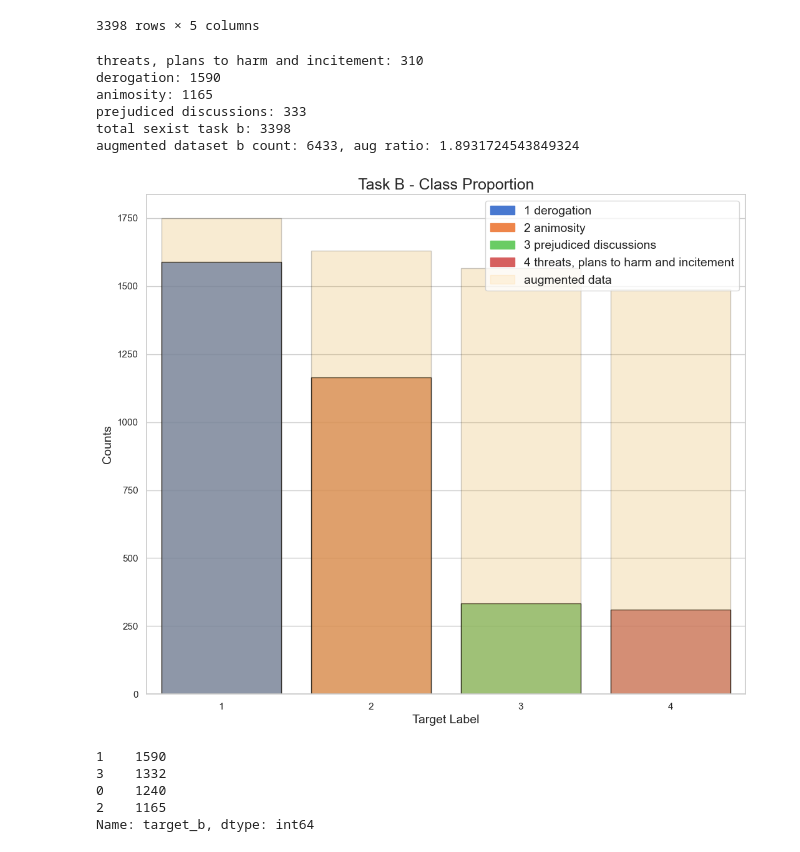
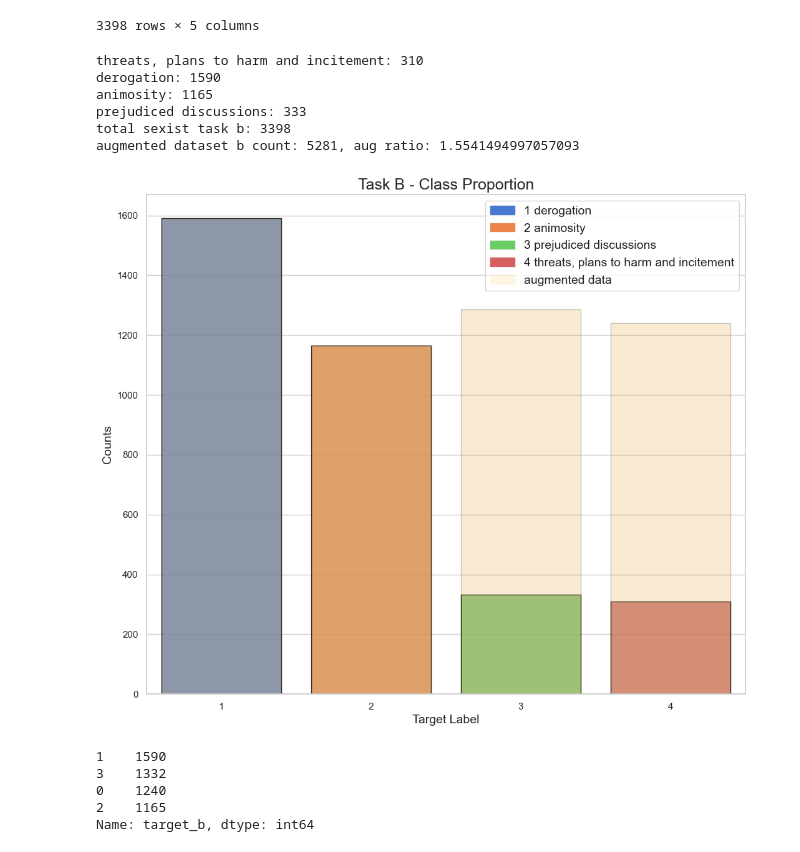
Before and after one commit to AxelBogos/SemEval-Edos, a Jupyter notebook: notebooks/5_ab_final-report-plots-data-aug.ipynb, the cells around one changed output. Drawn from its saved outputs; the diff is of its cells as text; code cells hidden in the pictures.

```diff
--- a/notebooks/5_ab_final-report-plots-data-aug.ipynb
+++ b/notebooks/5_ab_final-report-plots-data-aug.ipynb
@@ -121,17 +121,18 @@ print(f"prejudiced discussions: {len(b4)}")
 print(f"total sexist task b: {len(pd.concat([b1, b2, b3, b4]))}")
 
 aug_task_b = pd.concat([train_task_b,
-                        b1_aug_insertion.sample(int(len(b1)*0.8)), # backtranslate
-                        b2_aug_insertion.sample(int(len(b2)*0.1)), # backtranslate
-                        b3_aug_insertion.sample(int(len(b3)*0.4)), # backtranslate
-                        b4_aug_insertion.sample(int(len(b4)*0.7)), # backtranslate
-                        b1_aug_insertion, b1_aug_syn,
+                        b1_aug_insertion,
+                        b1_aug_syn.sample(int(len(b1)*1)),
                         b1_aug_swap.sample(int(len(b1)*1)),
+
                         b2_aug_insertion.sample(int(len(b2)*0)),
                         b2_aug_syn.sample(int(len(b2)*0)),
+
                         b3_aug_insertion.sample(int(len(b3)*0)),
                         b3_aug_syn.sample(int(len(b3)*0)),
-                        b4_aug_syn, b4_aug_insertion,
+
+                        b4_aug_syn.sample(int(len(b1)*1)),
+                        b4_aug_insertion.sample(int(len(b1)*1)),
                         b4_aug_swap.sample(int(len(b4)*1))])
 
 print(f"augmented dataset b count: {len(aug_task_b)}, aug ratio: {len(aug_task_b)/len(train_task_b)}")
@@ -158,35 +159,35 @@ counts1 = counts1.reindex([1,2,3,0])
 # Create a bar plot using Seaborn
 palette = sns.color_palette("muted")
 sns.barplot(x=counts.index, y=counts.values, order=counts.index, palette=palette,
             edgecolor="black", alpha=0.8)
 
 sns.barplot(x=counts1.index, y=counts1.values, order=counts1.index, color='orange',
             edgecolor="black", alpha=0.2)
 
 labels = ['1 derogation', '2 animosity', '3 prejudiced discussions', '4 threats, plans to harm and incitement']
 labels_axis = ['1', '2', '3', '4']
 plt.xticks([0, 1, 2, 3], labels_axis)
 
 # Create proxy artists for the legend
 proxy_artists = []
 for i, (label, color) in enumerate(zip(labels, palette)):
     proxy_artists.append(mpatches.Patch(color=color, label=label, edgecolor='black', alpha=1))
     if i == 3:
         # Add a separate bar for augmented data
         proxy_artists.append(mpatches.Patch(color='orange', label="augmented data", edgecolor='black', alpha=0.1))
 
 # Create the legend
 plt.legend(handles=proxy_artists, loc='upper right', fontsize=14, bbox_to_anchor=(1.0, 1.0))
 plt.subplots_adjust(left=0.1, right=0.9, bottom=0.1, top=0.9)
 # plt.savefig('TaskB-ClassProportion_aug.png', dpi=500)
 # %% [output]
 threats, plans to harm and incitement: 310
 derogation: 1590
 animosity: 1165
 prejudiced discussions: 333
 total sexist task b: 3398
-augmented dataset b count: 6433, aug ratio: 1.8931724543849324
+augmented dataset b count: 5281, aug ratio: 1.5541494997057093
-[figure, old version]
+[figure, new version]
 # %%
 counts1
 # %% [output]
```
Also changed, not shown: 2 other files.
